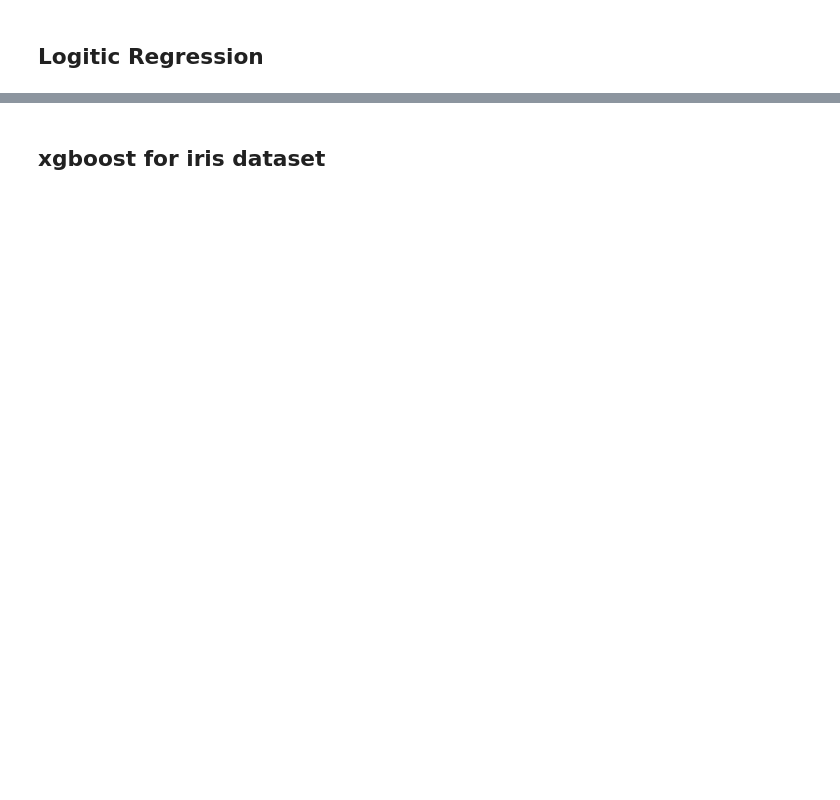
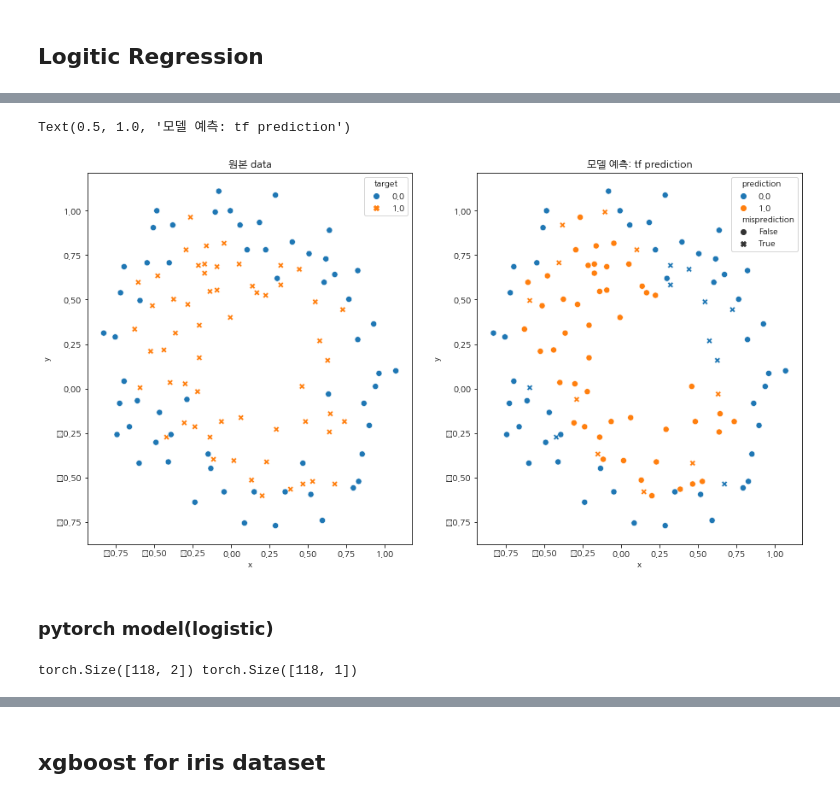
Before and after one commit to hccho2/hccho2FirstGitProject, a Jupyter notebook: pandas_basic_iris.ipynb, the cells around one changed output, grey strips where cells are left out. Cells and saved outputs as stored; diff of their text form; code cells hidden in the pictures; blank space fills up the shorter version.

```diff
--- a/pandas_basic_iris.ipynb
+++ b/pandas_basic_iris.ipynb
@@ -499,0 +494,33 @@ plt.title('tf prediction')
+# %%
+df1=pd.DataFrame(data=mydata,columns=['x','y','target'])
+
+prediction = (model.predict(A) > 0.5).astype(np.int)
+  # np.concatenate([A,prediction],axis=-1)
+
+df2=pd.DataFrame(data=np.c_[A,B, prediction],columns=['x','y','label','prediction'])
+df2['misprediction']=df2['label'] != df2['prediction']
+
+plt.figure(figsize=(15,8))
+plt.subplot(1,2,1)
+sns.scatterplot(x='x',
+                y='y',
+                hue='target', # different colors by group
+                style='target', # different shapes by group
+                s=50, # marker size
+                data=df1)
+plt.title('원본 data')
+
+
+plt.subplot(1,2,2)
+sns.scatterplot(x='x',
+                y='y',
+                hue='prediction', # different colors by group
+                style='misprediction', # different shapes by group
+                s=50, # marker size
+                data=df2)
+plt.title('모델 예측: tf prediction')
+# %% [output]
+Text(0.5, 1.0, '모델 예측: tf prediction')
+[figure, added]
+# %% [markdown]
+### pytorch model(logistic)
@@ -499,0 +540,8 @@ plt.title('tf prediction')
+# %%
+X = torch.tensor(A, dtype=torch.float32)
+Y = torch.tensor(B,dtype=torch.float32)  # BCELoss에 float tensor를 넘겨야 한다.
+ds = TensorDataset(X,Y)  # tensor가 들어가야 한다.
+loader = DataLoader(ds, batch_size=32, shuffle=True)
+print(X.shape, Y.shape)
+# %% [output]
+torch.Size([118, 2]) torch.Size([118, 1])
```
Also changed, not shown: parts of 50 cells of this notebook.
